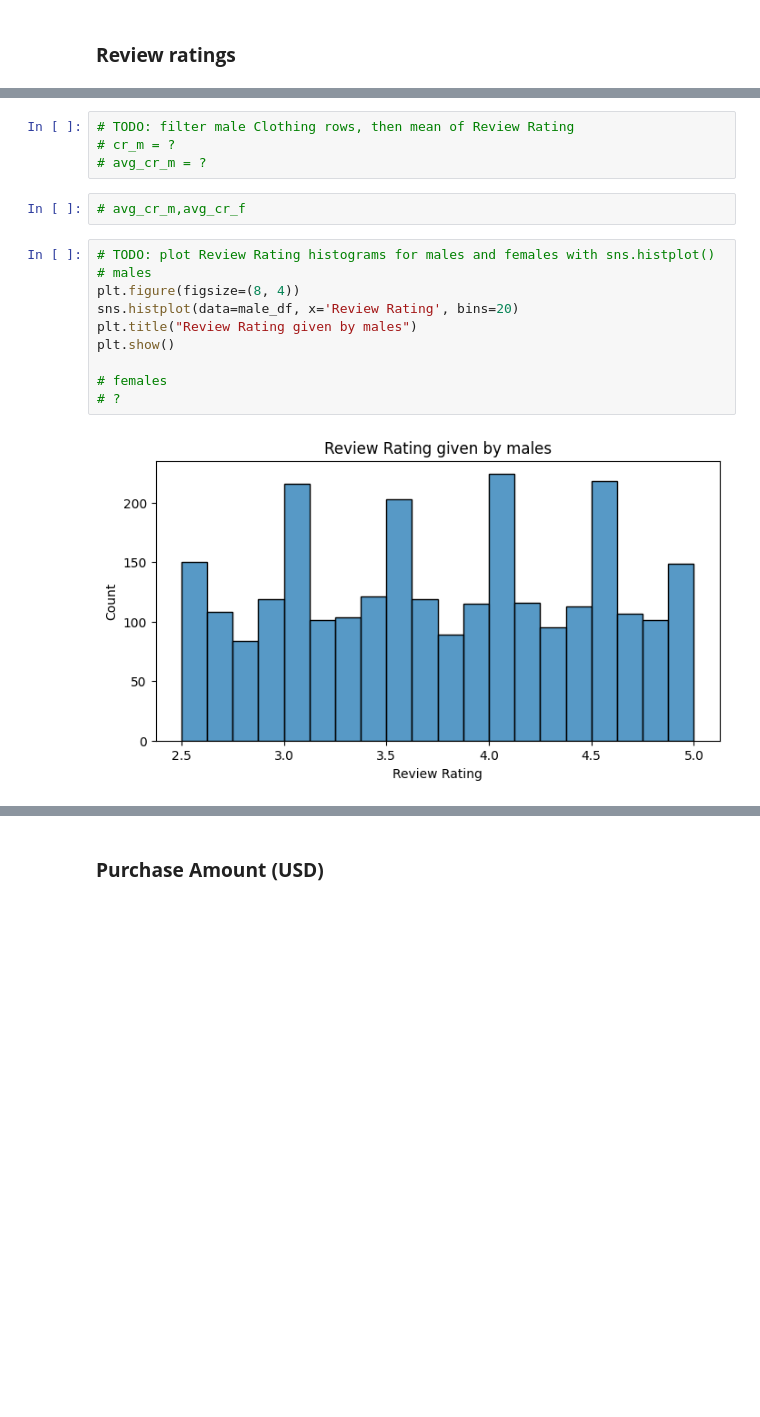
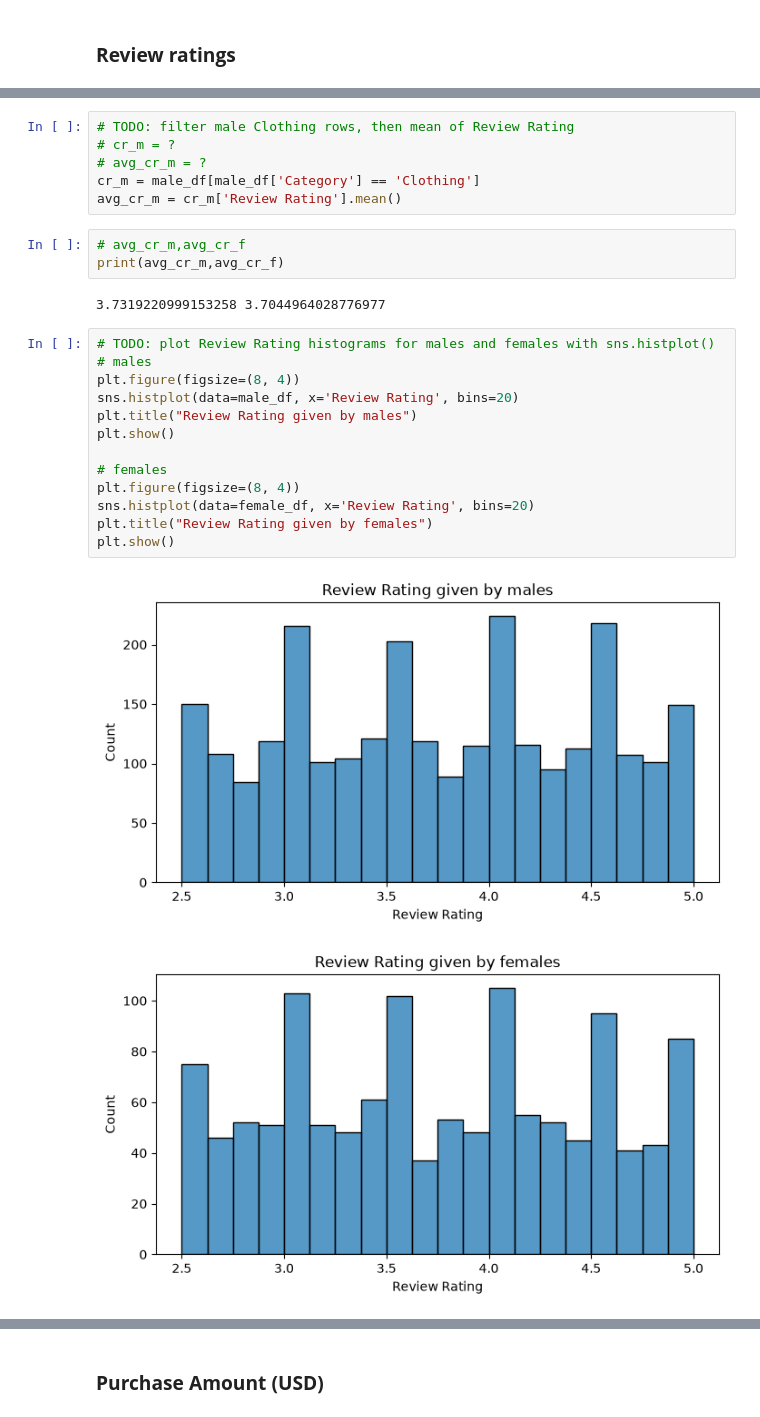
Before and after one commit to HuyBlaBlo/Data_analyst, a Jupyter notebook: Practice/w3/w3_2_24708481.ipynb, the cells around one changed output, grey strips where cells are left out. Saved outputs shown, nothing was run; the diff lists cells and outputs as text; blank space fills up the shorter version.

```diff
--- a/Practice/w3/w3_2_24708481.ipynb
+++ b/Practice/w3/w3_2_24708481.ipynb
@@ -310,19 +391,28 @@ plt.show()
 # TODO: filter male Clothing rows, then mean of Review Rating
 # cr_m = ?
 # avg_cr_m = ?
+cr_m = male_df[male_df['Category'] == 'Clothing']
+avg_cr_m = cr_m['Review Rating'].mean()
 # %%
 # avg_cr_m,avg_cr_f
+print(avg_cr_m,avg_cr_f)
+# %% [output]
+3.7319220999153258 3.7044964028776977
 # %%
 # TODO: plot Review Rating histograms for males and females with sns.histplot()
 # males
 plt.figure(figsize=(8, 4))
 sns.histplot(data=male_df, x='Review Rating', bins=20)
 plt.title("Review Rating given by males")
 plt.show()
 
 # females
-# ?
+plt.figure(figsize=(8, 4))
+sns.histplot(data=female_df, x='Review Rating', bins=20)
+plt.title("Review Rating given by females")
+plt.show()
 # %% [output]
-[figure, old version]
+[figure, new version]
+[figure, added]
 # %%
 # TODO: count Review Rating with value_counts() for male Clothing (cr_m)
```
Also changed, not shown: parts of 22 cells of this notebook.
